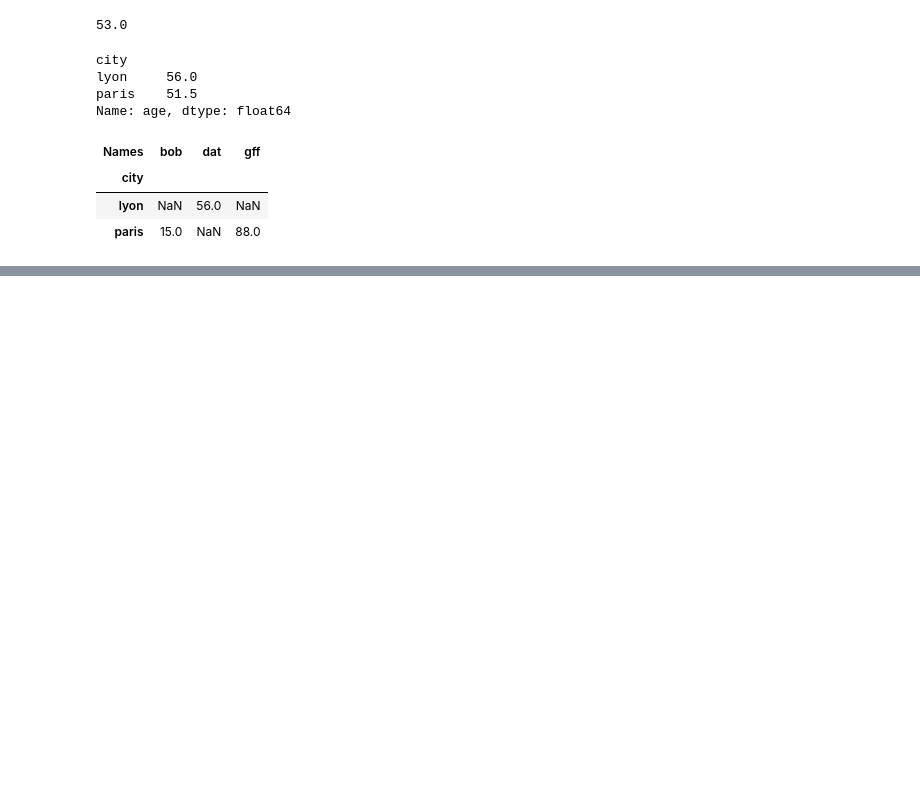
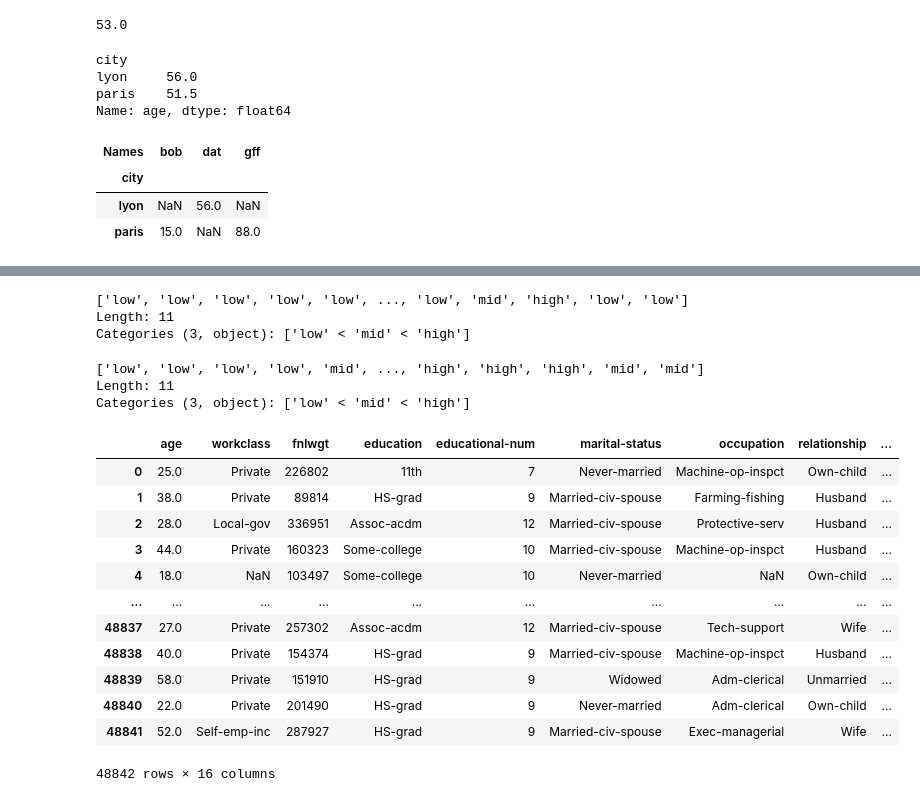
Before and after one commit to dcrey7/emlyon_dsais, a Jupyter notebook: emlyon_notes_september.ipynb, the cells around one changed output, grey strips where cells are left out. Drawn from its saved outputs; the diff is of its cells as text; code cells hidden in the pictures; blank space fills up the shorter version.

```diff
--- a/emlyon_notes_september.ipynb
+++ b/emlyon_notes_september.ipynb
@@ -594,0 +628,3 @@ df.pivot_table(index="city",columns="Names",values="age",aggfunc="mean")
+# %%
+df=pd.read_csv(r"data/adult.csv",na_values="?") # in the excel file there are "?" which basically should be nan values
+df.head()
@@ -594,0 +780,30 @@ df.pivot_table(index="city",columns="Names",values="age",aggfunc="mean")
+# %%
+numbers=[1,2,3,4,5,100,200,300,667,32,88]
+pd.cut(numbers,bins=3,labels=["low","mid","high"])  #equal ranged groups , so random count in each group
+# %% [output]
+['low', 'low', 'low', 'low', 'low', ..., 'low', 'mid', 'high', 'low', 'low']
+Length: 11
+Categories (3, object): ['low' < 'mid' < 'high']
+# %%
+pd.qcut(numbers,q=3,labels=["low","mid","high"]) #equal sized groups, so equal range is based on almost equal count in each group
+# %% [output]
+['low', 'low', 'low', 'low', 'mid', ..., 'high', 'high', 'high', 'mid', 'mid']
+Length: 11
+Categories (3, object): ['low' < 'mid' < 'high']
+# %%
+df['age_goup']=pd.cut(df['age'],bins=3,labels=["young","mid-aged","old"])
+df
+# %% [output]
+|  | age | workclass | fnlwgt | education | educational-num | marital-status | occupation | relationship | ... |
+| 0 | 25.0 | Private | 226802 | 11th | 7 | Never-married | Machine-op-inspct | Own-child | ... |
+| 1 | 38.0 | Private | 89814 | HS-grad | 9 | Married-civ-spouse | Farming-fishing | Husband | ... |
+| 2 | 28.0 | Local-gov | 336951 | Assoc-acdm | 12 | Married-civ-spouse | Protective-serv | Husband | ... |
+| 3 | 44.0 | Private | 160323 | Some-college | 10 | Married-civ-spouse | Machine-op-inspct | Husband | ... |
+| 4 | 18.0 | NaN | 103497 | Some-college | 10 | Never-married | NaN | Own-child | ... |
+| ... | ... | ... | ... | ... | ... | ... | ... | ... | ... |
+| 48837 | 27.0 | Private | 257302 | Assoc-acdm | 12 | Married-civ-spouse | Tech-support | Wife | ... |
+| 48838 | 40.0 | Private | 154374 | HS-grad | 9 | Married-civ-spouse | Machine-op-inspct | Husband | ... |
+| 48839 | 58.0 | Private | 151910 | HS-grad | 9 | Widowed | Adm-clerical | Unmarried | ... |
+| 48840 | 22.0 | Private | 201490 | HS-grad | 9 | Never-married | Adm-clerical | Own-child | ... |
+| 48841 | 52.0 | Self-emp-inc | 287927 | HS-grad | 9 | Married-civ-spouse | Exec-managerial | Wife | ... |
+48842 rows × 16 columns
```
Also changed, not shown: parts of 27 cells of this notebook, 7 other files.
